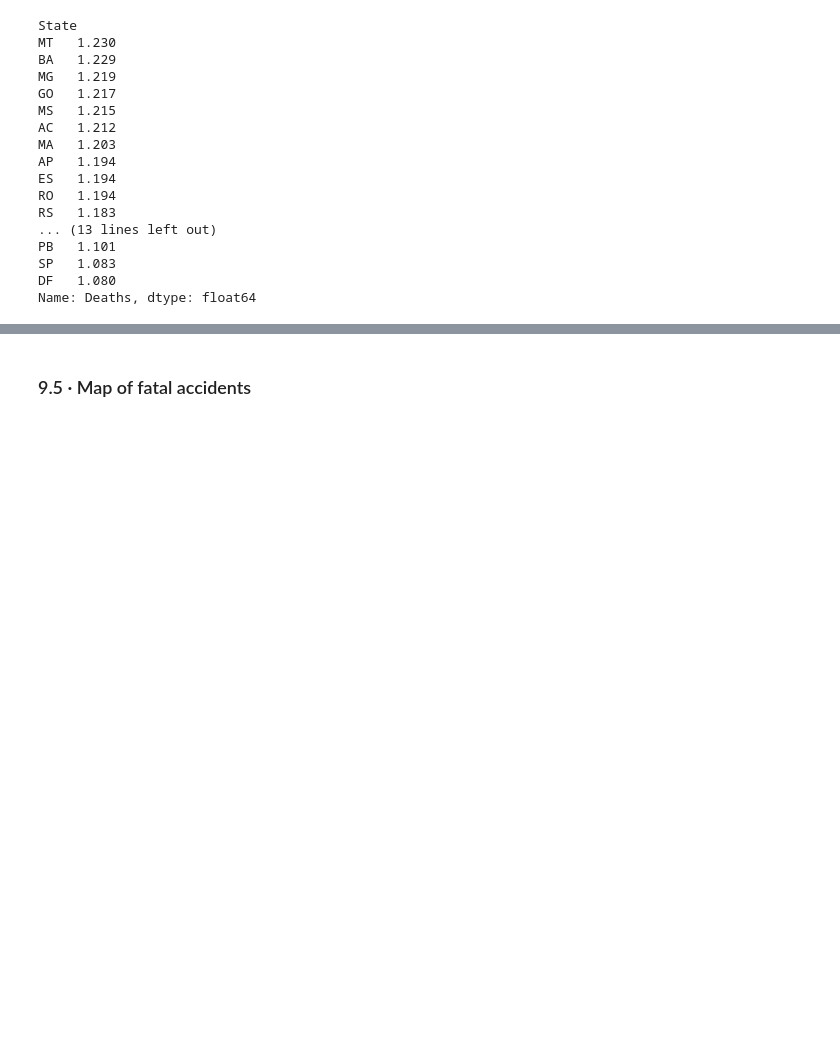
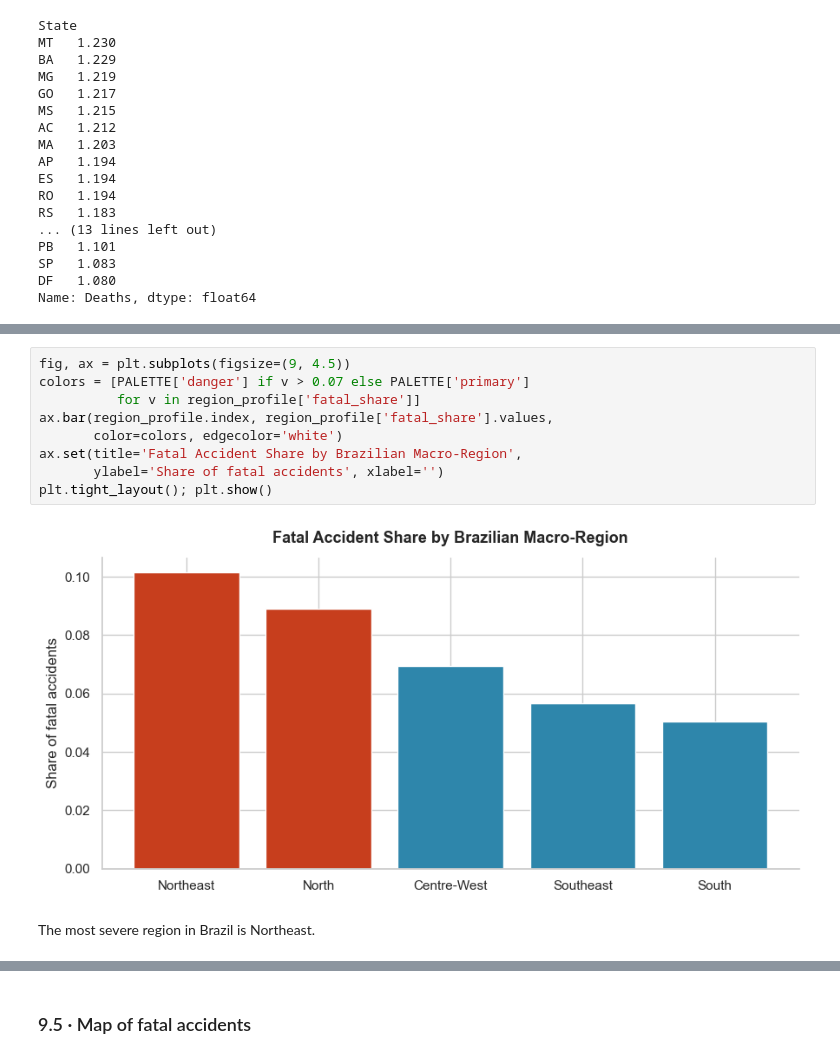
Before and after one commit to Aang1214/Dissertation, a Jupyter notebook: PollishedEDA.ipynb, the cells around one changed output, grey strips where cells are left out. Cells and saved outputs as stored; diff of their text form; blank space fills up the shorter version.

```diff
--- a/PollishedEDA.ipynb
+++ b/PollishedEDA.ipynb
@@ -959,0 +1059,13 @@ Name: Deaths, dtype: float64
+# %%
+fig, ax = plt.subplots(figsize=(9, 4.5))
+colors = [PALETTE['danger'] if v > 0.07 else PALETTE['primary']
+          for v in region_profile['fatal_share']]
+ax.bar(region_profile.index, region_profile['fatal_share'].values,
+       color=colors, edgecolor='white')
+ax.set(title='Fatal Accident Share by Brazilian Macro-Region',
+       ylabel='Share of fatal accidents', xlabel='')
+plt.tight_layout(); plt.show()
+# %% [output]
+[figure, added]
+# %% [markdown]
+The most severe region in Brazil is Northeast.
```
Also changed, not shown: parts of 32 cells of this notebook, 1 other file.
